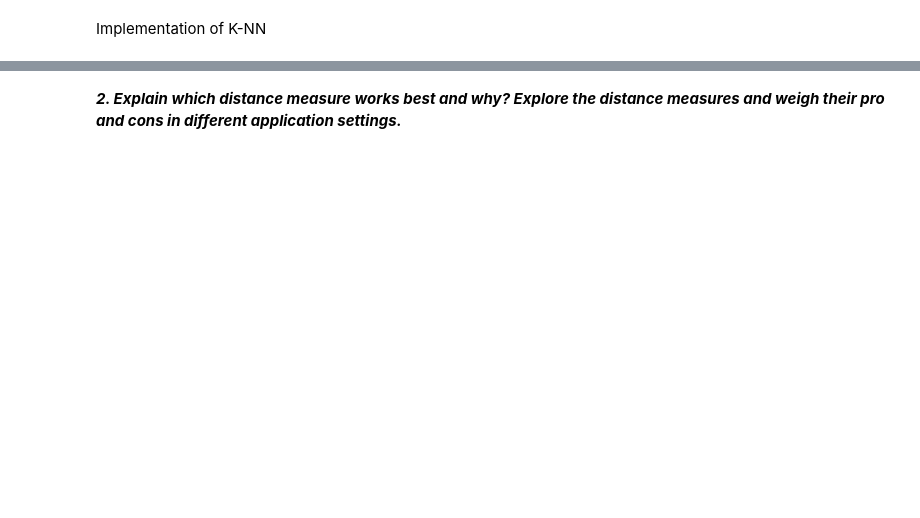
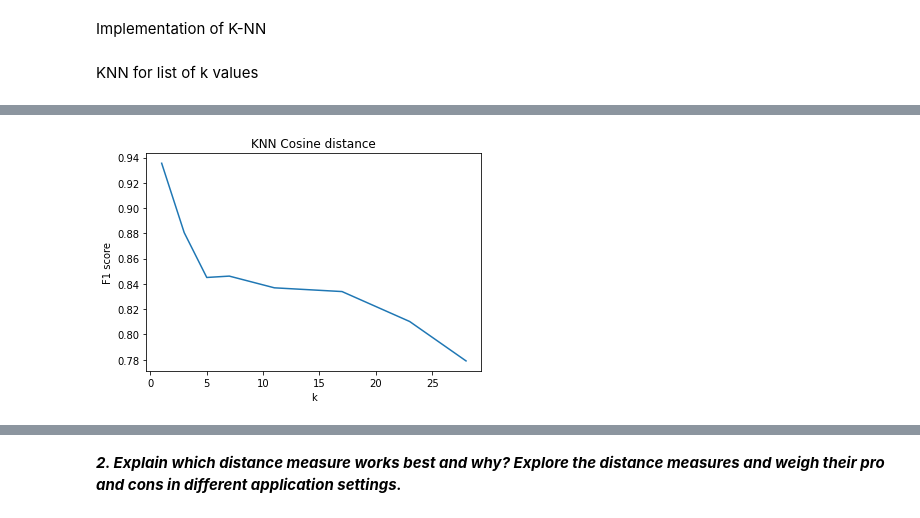
Before and after one commit to soumodiptab/Statistical-Methods-In-AI-Spring-22, a Jupyter notebook: Assignment1/testing/2021201086_Assignment1_Question3.ipynb, the cells around one changed output, grey strips where cells are left out. Drawn from its saved outputs; the diff is of its cells as text; code cells hidden in the pictures; blank space fills up the shorter version.

```diff
--- a/Assignment1/testing/2021201086_Assignment1_Question3.ipynb
+++ b/Assignment1/testing/2021201086_Assignment1_Question3.ipynb
@@ -244,16 +246,23 @@ def cosine_distance(vector_a,vector_b):
   dot_product=np.dot(vector_a, vector_b)
   mag_a=math.sqrt(np.dot(vector_a, vector_a.T))
   mag_b=math.sqrt(np.dot(vector_b,vector_b.T))
-  return (1.0-(dot_product/float(mag_a*mag_b)))
+  val=0
+  if mag_a != 0 and mag_b != 0:
+    val=dot_product/float(mag_a*mag_b)
+  return (1.0-(val))
 def euclidean_distance(vector_a,vector_b):
   return np.linalg.norm(vector_a - vector_b)
 def manhattan_distance(a, b):
     return np.abs(a - b).sum()
+def hamming_distance(vector_a,vector_b):
+  return hamming(vector_a,vector_b)*len(vector_a)
 def calc_distance(vector_a,vector_b,metric):
   if metric == "euclidean":
     return euclidean_distance(vector_a,vector_b)
   elif metric == "manhattan":
     return manhattan_distance(vector_a,vector_b)
+  elif metric == "hamming":
+    return hamming_distance(vector_a,vector_b)
   else:
     return cosine_distance(vector_a,vector_b)
 # %% [markdown]
@@ -332,6 +328,8 @@ def k_nearest_neighbours(k_values,train_data,train_labels,test_data,metric="cosi
+# %% [markdown]
+KNN for list of k values
 # %%
 #using an array of k-values
-def k_nearest_neighbours_batch(k_values,train_data,train_labels,test_data,true_label,metric="cosine"):
+def k_nearest_neighbours_batch(k_values,train_data,train_labels,test_data,true_label,metric="cosine",display=False):
     xtrue_label=np.array(true_label)
     all_distances=[]
     for i in range(len(test_data)):
@@ -344,12 +342,15 @@ def k_nearest_neighbours_batch(k_values,train_data,train_labels,test_data,true_l
     f1_scores=[]
     for k in k_values:
         test_labels=[]
-        top_k_labels=[]
         for i in range(len(test_data)):
-            for j  in all_distances[i][:k]:
-                top_k_labels.append(j[1])
+            top_k_labels=[]
+            for pair  in all_distances[i][:k]:
+                top_k_labels.append(pair[1])
             test_labels.append(get_class(top_k_labels))
         test_labels=np.array(test_labels)
         score=f1_score(xtrue_label,test_labels,['ham','spam'])
+        if display:
+            print(f"k = {k}")
+            score_display(xtrue_label,test_labels,['ham','spam'])
         f1_scores.append(score)
     return f1_scores
@@ -356,3 +359,8 @@ def k_nearest_neighbours_batch(k_values,train_data,train_labels,test_data,true_l
 # %%
-f1_scores_cosine=k_nearest_neighbours_batch([1,3,5,7,11,17,23,28],vectors_train,labels_train,vectors_test,labels_test,metric="cosine")
+f1_scores_cosine=k_nearest_neighbours_batch(k_values,vectors_train,labels_train,vectors_test,labels_test,metric="cosine")
+plt.plot(k_values,f1_scores_cosine)
+plt.xlabel("k")
+plt.ylabel("F1 score")
+plt.title("KNN Cosine distance")
+plt.show()
 # %% [output]
@@ -360 +367,2 @@ RuntimeWarning: invalid value encountered in double_scalars
+[figure, added]
 # %%
```
Also changed, not shown: parts of 30 cells of this notebook, 2 other files.
